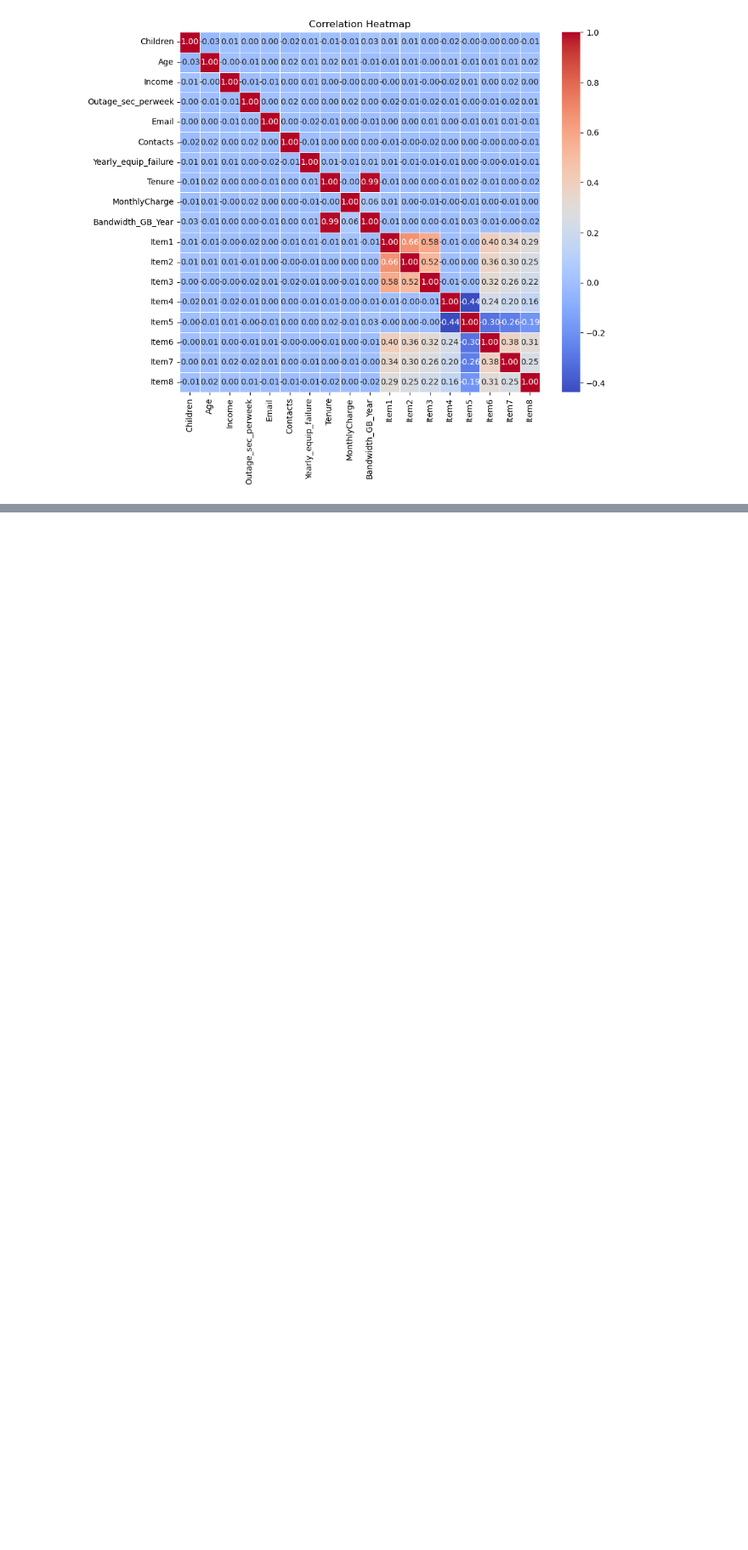
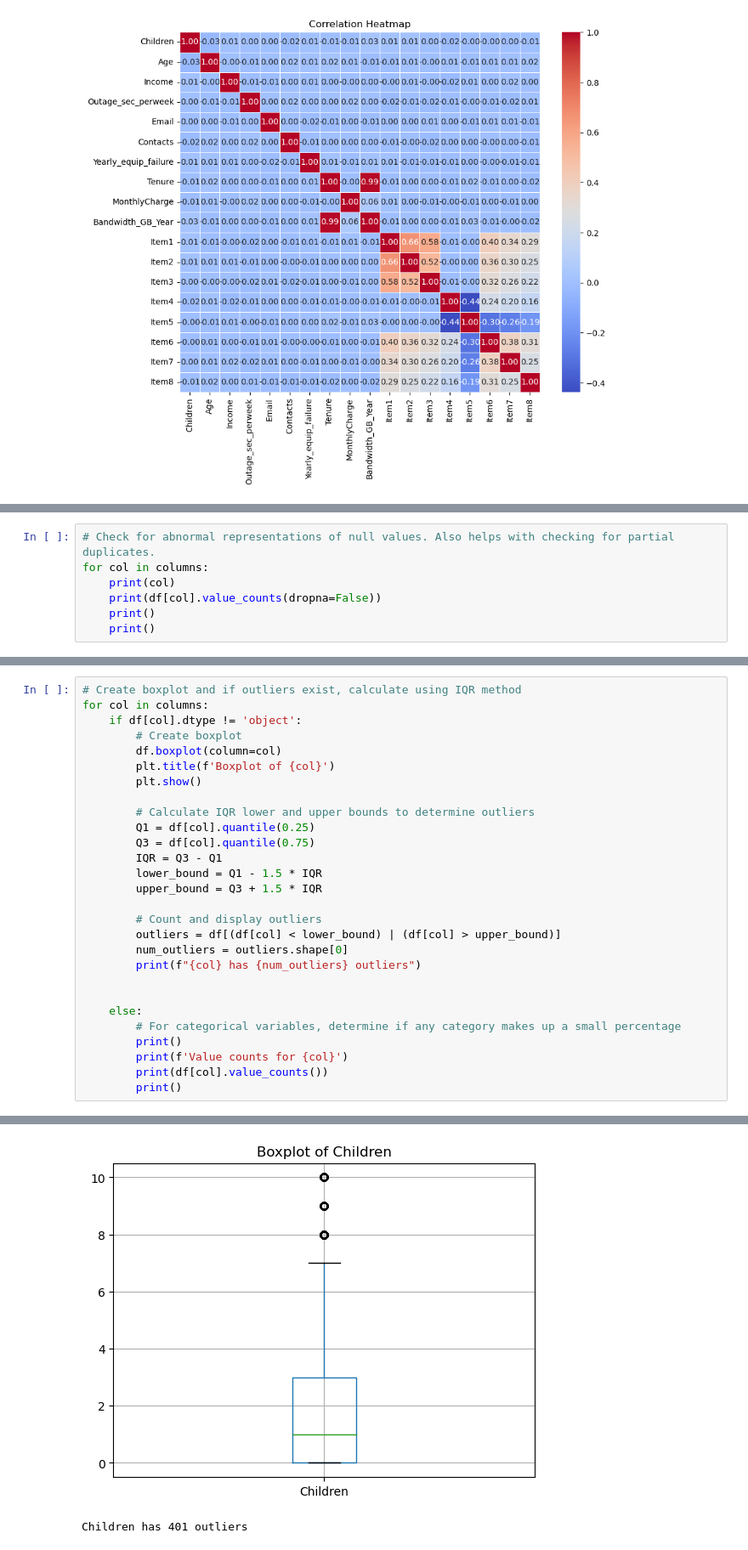
Before and after one commit to david-00001/d209-1, a Jupyter notebook: D209 Task 1 - Classification.ipynb, the cells around one changed output, grey strips where cells are left out. Shown: that part at 85% size. Drawn from its saved outputs; the diff is of its cells as text; blank space fills up the shorter version.

```diff
--- a/D209 Task 1 - Classification.ipynb
+++ b/D209 Task 1 - Classification.ipynb
@@ -41,0 +74,7 @@ plt.show()
+# %%
+# Check for abnormal representations of null values. Also helps with checking for partial duplicates.
+for col in columns:
+    print(col)
+    print(df[col].value_counts(dropna=False))
+    print()
+    print()
@@ -41,0 +111,29 @@ plt.show()
+# %%
+# Create boxplot and if outliers exist, calculate using IQR method
+for col in columns:
+    if df[col].dtype != 'object':
+        # Create boxplot
+        df.boxplot(column=col)
+        plt.title(f'Boxplot of {col}')
+        plt.show()
+
+        # Calculate IQR lower and upper bounds to determine outliers
+        Q1 = df[col].quantile(0.25)
+        Q3 = df[col].quantile(0.75)
+        IQR = Q3 - Q1
+        lower_bound = Q1 - 1.5 * IQR
+        upper_bound = Q3 + 1.5 * IQR
+
+        # Count and display outliers
+        outliers = df[(df[col] < lower_bound) | (df[col] > upper_bound)]
+        num_outliers = outliers.shape[0]
+        print(f"{col} has {num_outliers} outliers")
+
+
+    else:
+        # For categorical variables, determine if any category makes up a small percentage
+        print()
+        print(f'Value counts for {col}')
+        print(df[col].value_counts())
+        print()
+# %% [output]
@@ -41,0 +145,2 @@ plt.show()
+[figure, added]
+Children has 401 outliers
```
Also changed, not shown: parts of 26 cells of this notebook, 5 other files.
